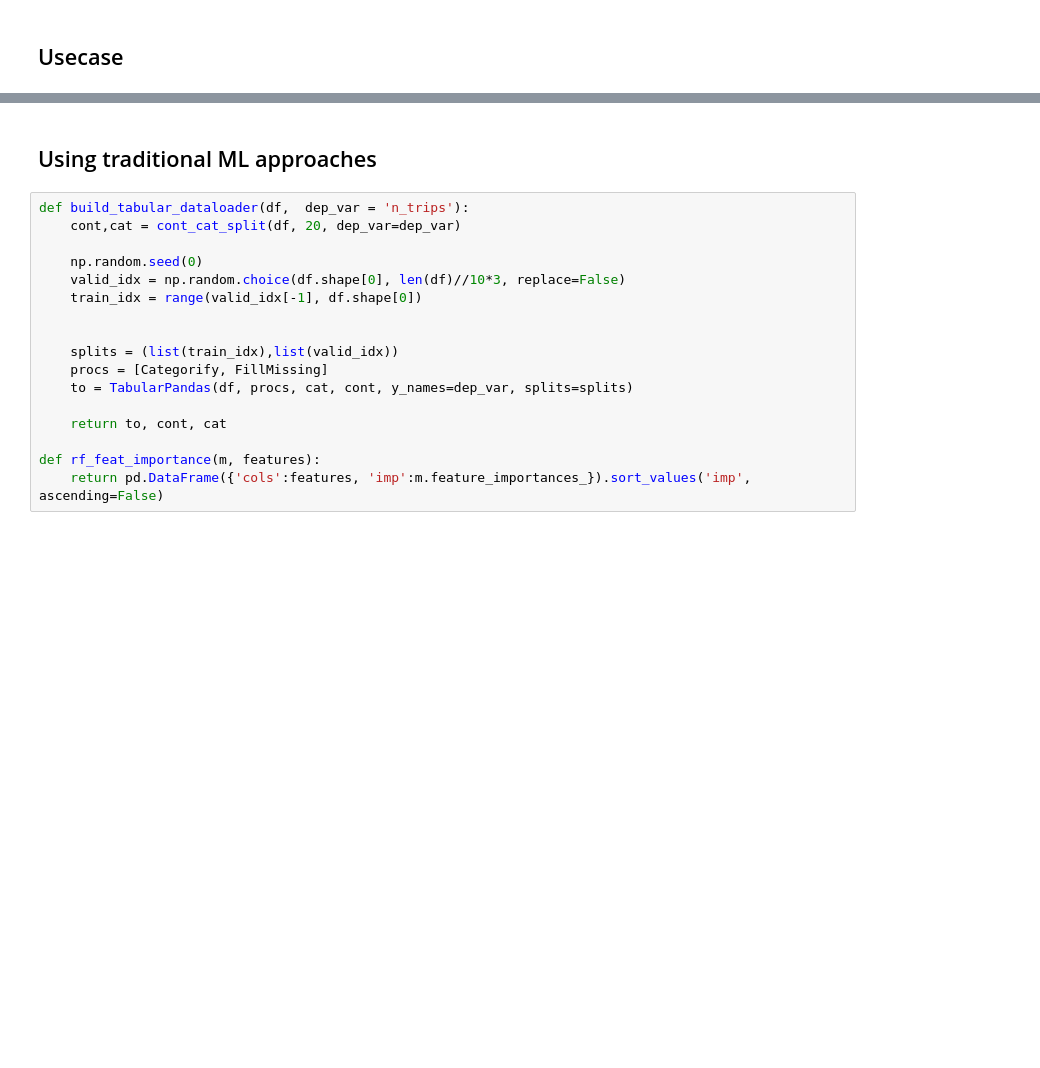
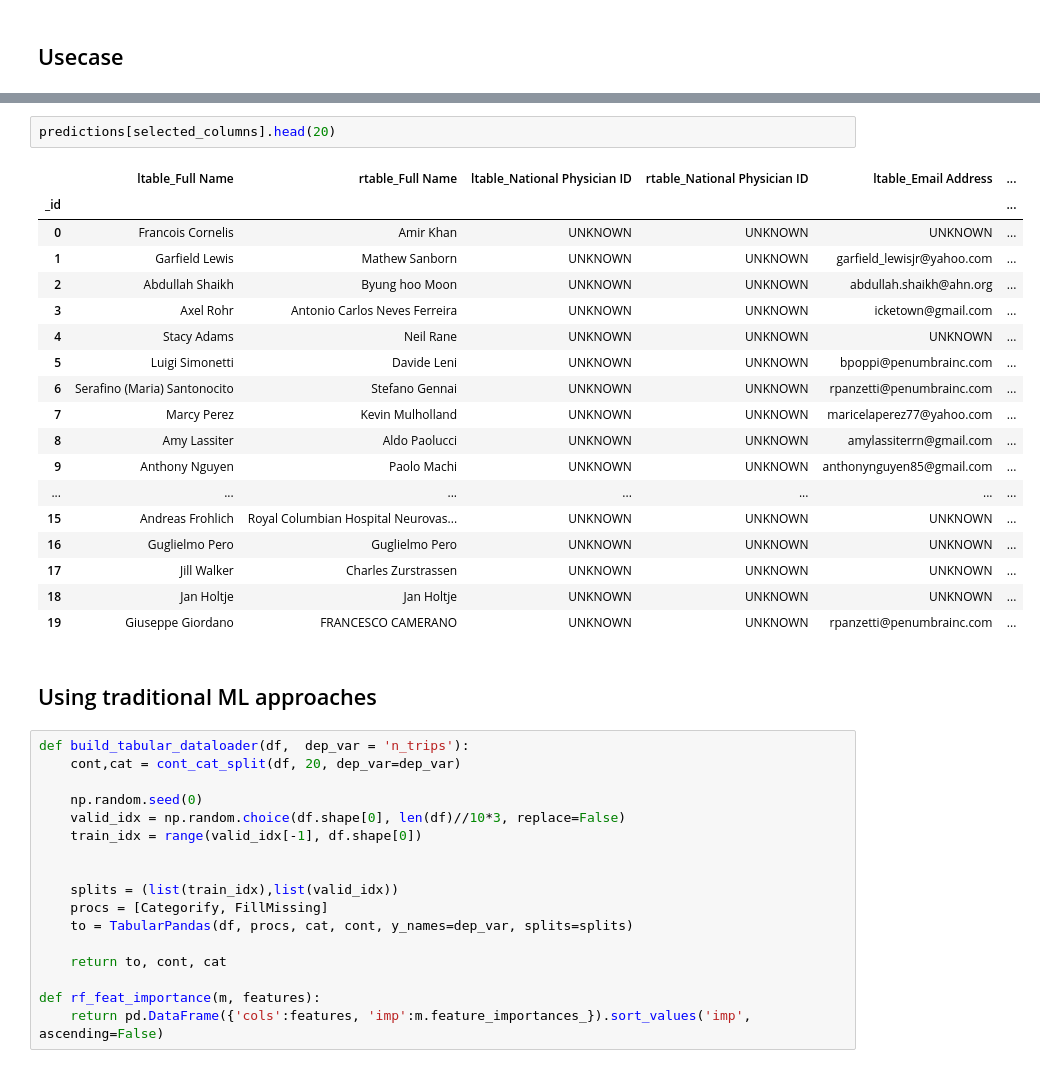
Before and after one commit to lidia-k/PatternX-Duplicate-Finder, a Jupyter notebook: notebook/EntityMatching_demo_v2.ipynb, the cells around one changed output, grey strips where cells are left out. Cells and saved outputs as stored; diff of their text form; blank space fills up the shorter version.

```diff
--- a/notebook/EntityMatching_demo_v2.ipynb
+++ b/notebook/EntityMatching_demo_v2.ipynb
@@ -659,3 +647,24 @@ np.sum(predictions['confident'] > check_threshold), np.sum(predictions['label']
+# %%
+predictions[selected_columns].head(20)
+# %% [output]
+|  | ltable_Full Name | rtable_Full Name | ltable_National Physician ID | rtable_National Physician ID | ltable_Email Address | ... |
+| _id |  |  |  |  |  | ... |
+| 0 | Francois Cornelis | Amir Khan | UNKNOWN | UNKNOWN | UNKNOWN | ... |
+| 1 | Garfield Lewis | Mathew Sanborn | UNKNOWN | UNKNOWN | garfield_lewisjr@yahoo.com | ... |
+| 2 | Abdullah Shaikh | Byung hoo Moon | UNKNOWN | UNKNOWN | abdullah.shaikh@ahn.org | ... |
+| 3 | Axel Rohr | Antonio Carlos Neves Ferreira | UNKNOWN | UNKNOWN | icketown@gmail.com | ... |
+| 4 | Stacy Adams | Neil Rane | UNKNOWN | UNKNOWN | UNKNOWN | ... |
+| 5 | Luigi Simonetti | Davide Leni | UNKNOWN | UNKNOWN | bpoppi@penumbrainc.com | ... |
+| 6 | Serafino (Maria) Santonocito | Stefano Gennai | UNKNOWN | UNKNOWN | rpanzetti@penumbrainc.com | ... |
+| 7 | Marcy Perez | Kevin Mulholland | UNKNOWN | UNKNOWN | maricelaperez77@yahoo.com | ... |
+| 8 | Amy Lassiter | Aldo Paolucci | UNKNOWN | UNKNOWN | amylassiterrn@gmail.com | ... |
+| 9 | Anthony Nguyen | Paolo Machi | UNKNOWN | UNKNOWN | anthonynguyen85@gmail.com | ... |
+| ... | ... | ... | ... | ... | ... | ... |
+| 15 | Andreas Frohlich | Royal Columbian Hospital Neurovas... | UNKNOWN | UNKNOWN | UNKNOWN | ... |
+| 16 | Guglielmo Pero | Guglielmo Pero | UNKNOWN | UNKNOWN | UNKNOWN | ... |
+| 17 | Jill Walker | Charles Zurstrassen | UNKNOWN | UNKNOWN | UNKNOWN | ... |
+| 18 | Jan Holtje | Jan Holtje | UNKNOWN | UNKNOWN | UNKNOWN | ... |
+| 19 | Giuseppe Giordano | FRANCESCO CAMERANO | UNKNOWN | UNKNOWN | rpanzetti@penumbrainc.com | ... |
 # %% [markdown]
 ## Using traditional ML approaches
 # %%
```
Also changed, not shown: parts of 13 cells of this notebook, 1 other file.
